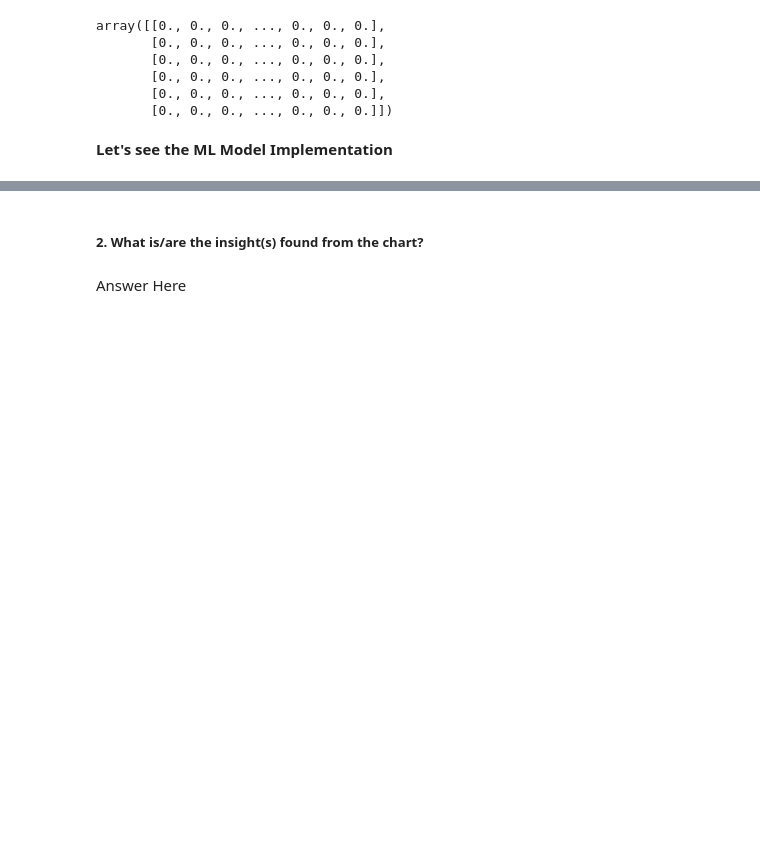
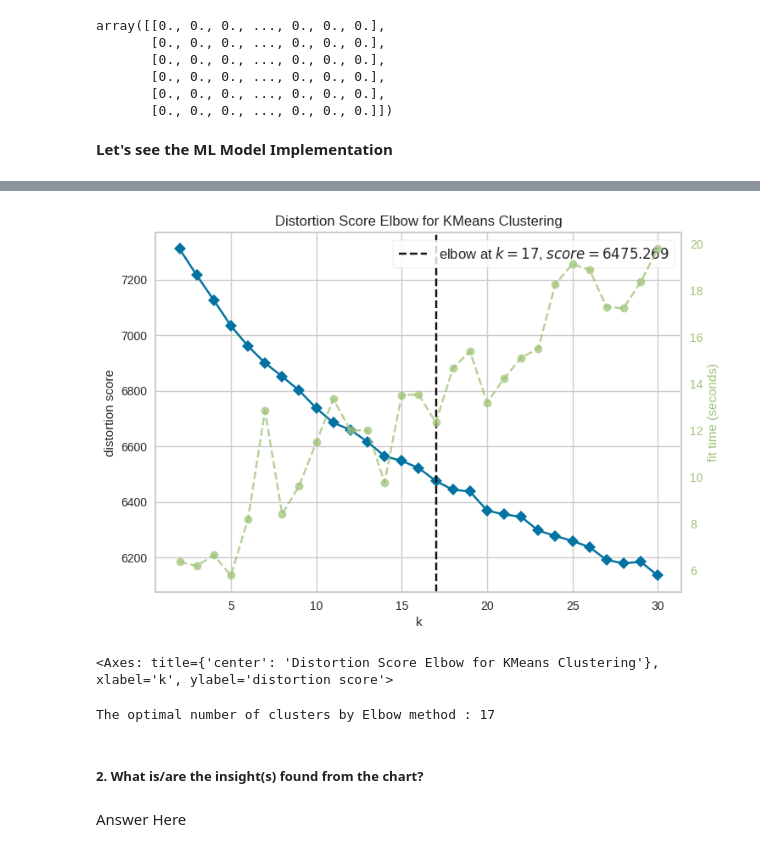
Before and after one commit to KiranKokateGitHub/Netflix-Movies-and-TV-Shows-Clustering_UnsupervisedML, a Jupyter notebook: Kiran_unsupervisedML.ipynb, the cells around one changed output, grey strips where cells are left out. Saved outputs shown, nothing was run; the diff lists cells and outputs as text; code cells hidden in the pictures; blank space fills up the shorter version.

```diff
--- a/Kiran_unsupervisedML.ipynb
+++ b/Kiran_unsupervisedML.ipynb
@@ -1621,3 +1649,26 @@ def vis_clu(X, Y_predict):
+# %%
+# Determining the Ideal Number of Clusters using the Elbow Method
+
+# Import the KMeans algorithm and KElbowVisualizer
+from sklearn.cluster import KMeans
+from yellowbrick.cluster.elbow import kelbow_visualizer
+
+# Create an instance of the clustering model and the visualizer.
+
+K_model = KMeans(random_state=42)
+elb_vis = kelbow_visualizer(K_model, X, k=(2,31), locate_elbow=True)
+
+# Display the figure
+elb_vis.show()
+# %% [output]
+[figure, added]
+<Axes: title={'center': 'Distortion Score Elbow for KMeans Clustering'}, xlabel='k', ylabel='distortion score'>
+# %%
+# Let's find the optimal number of cluster
+el_op_K = elb_vis.elbow_value_
+print(f'The optimal number of clusters by Elbow method : {el_op_K}')
+# %% [output]
+The optimal number of clusters by Elbow method : 17
 # %% [markdown]
 ##### 2. What is/are the insight(s) found from the chart?
 # %% [markdown]
```
Also changed, not shown: parts of 9 cells of this notebook.
